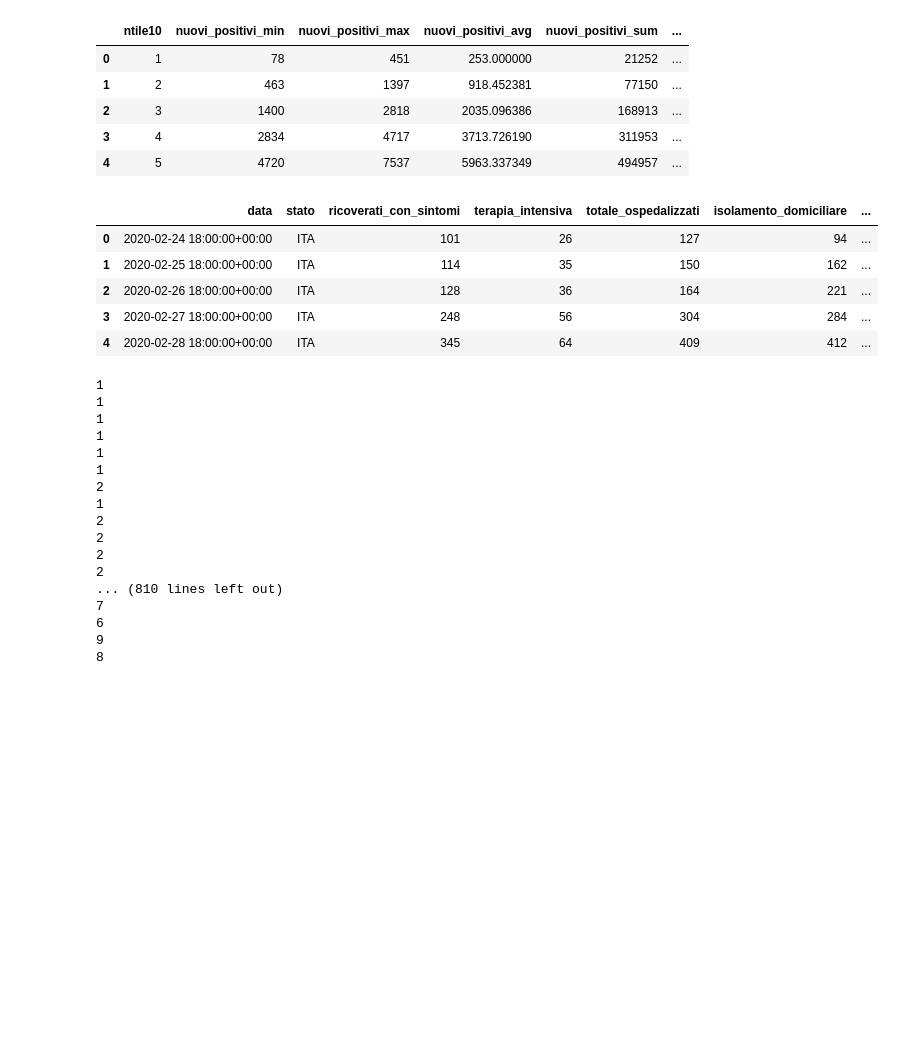
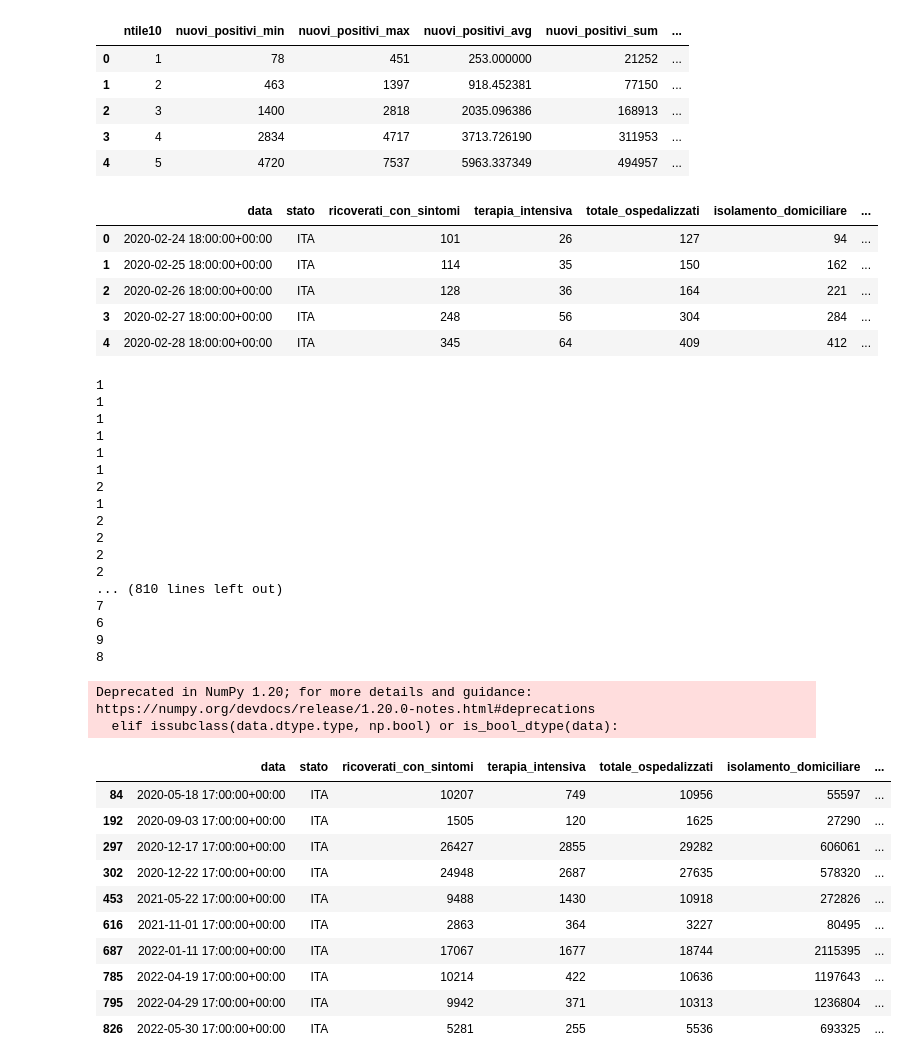
Before and after one commit to tjohn07/covid19, a Jupyter notebook: ipython_notebooks/notebook editor for compute_test_variable_set.ipynb, the cells around one changed output. Cells and saved outputs as stored; diff of their text form; code cells hidden in the pictures; blank space fills up the shorter version.

```diff
--- a/ipython_notebooks/notebook editor for compute_test_variable_set.ipynb
+++ b/ipython_notebooks/notebook editor for compute_test_variable_set.ipynb
@@ -62,7 +62,24 @@ for row in dpc_df['nuovi_positivi']:
 9
 8
 # %%
-dpc_df['ntile'] = dpc_df['nuovi_positivi'].map(ntile_dict).apply()
+dpc_df['ntile'] = dpc_df['nuovi_positivi'].map(ntile_dict)
+# %% [output]
+Deprecated in NumPy 1.20; for more details and guidance: https://numpy.org/devdocs/release/1.20.0-notes.html#deprecations
+  elif issubclass(data.dtype.type, np.bool) or is_bool_dtype(data):
+# %%
+dpc_df[dpc_df['ntile'].isna()]
+# %% [output]
+|  | data | stato | ricoverati_con_sintomi | terapia_intensiva | totale_ospedalizzati | isolamento_domiciliare | ... |
+| 84 | 2020-05-18 17:00:00+00:00 | ITA | 10207 | 749 | 10956 | 55597 | ... |
+| 192 | 2020-09-03 17:00:00+00:00 | ITA | 1505 | 120 | 1625 | 27290 | ... |
+| 297 | 2020-12-17 17:00:00+00:00 | ITA | 26427 | 2855 | 29282 | 606061 | ... |
+| 302 | 2020-12-22 17:00:00+00:00 | ITA | 24948 | 2687 | 27635 | 578320 | ... |
+| 453 | 2021-05-22 17:00:00+00:00 | ITA | 9488 | 1430 | 10918 | 272826 | ... |
+| 616 | 2021-11-01 17:00:00+00:00 | ITA | 2863 | 364 | 3227 | 80495 | ... |
+| 687 | 2022-01-11 17:00:00+00:00 | ITA | 17067 | 1677 | 18744 | 2115395 | ... |
+| 785 | 2022-04-19 17:00:00+00:00 | ITA | 10214 | 422 | 10636 | 1197643 | ... |
+| 795 | 2022-04-29 17:00:00+00:00 | ITA | 9942 | 371 | 10313 | 1236804 | ... |
+| 826 | 2022-05-30 17:00:00+00:00 | ITA | 5281 | 255 | 5536 | 693325 | ... |
 # %%
 test_variable_set = dataiku.Dataset("test_variable_set")
 test_variable_set.write_with_schema(dpc_df)
```
